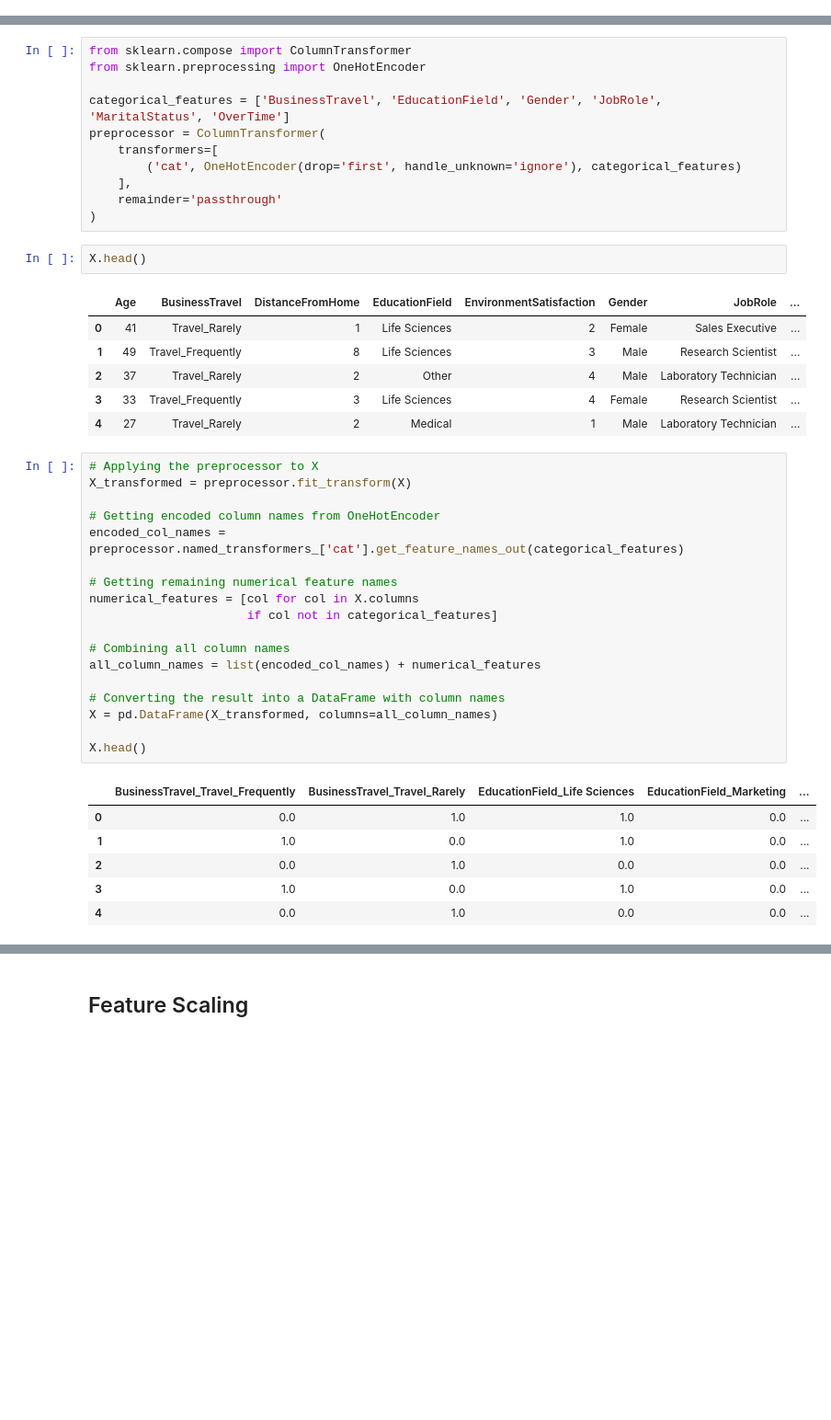
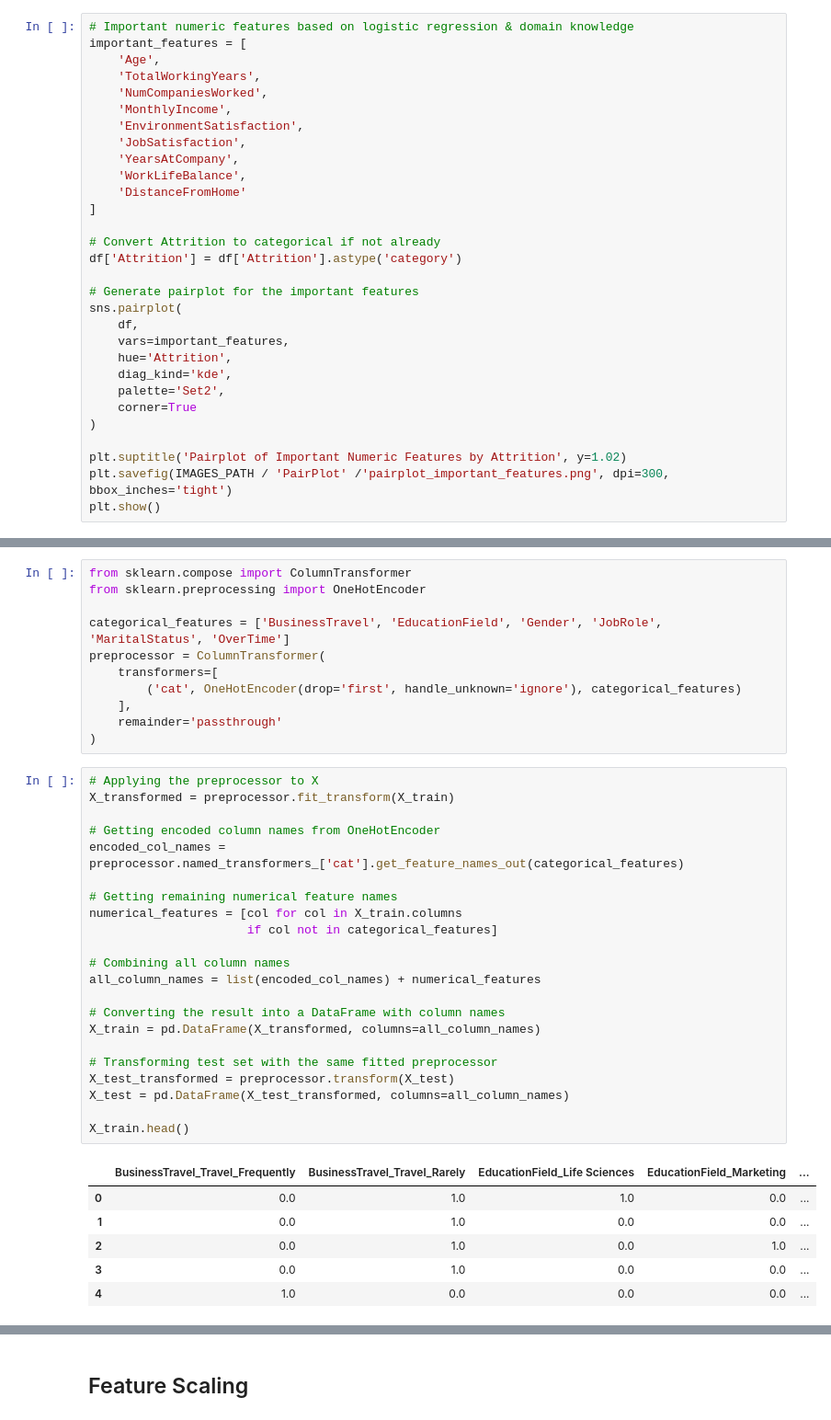
Before and after one commit to iam-ajmunna/Predicting-Employee-Attrition-A-Machine-Learning-Approach-to-Workforce-Retention, a Jupyter notebook: Notebook/Predicting Employee Attrition.ipynb, the cells around one changed output, grey strips where cells are left out. Shown at 92% size. Drawn from its saved outputs; the diff is of its cells as text; blank space fills up the shorter version.

```diff
--- a/Notebook/Predicting Employee Attrition.ipynb
+++ b/Notebook/Predicting Employee Attrition.ipynb
@@ -49,0 +95,30 @@ Improve your data and profiling with ydata-sdk, featuring data quality scoring,
+# %%
+# Important numeric features based on logistic regression & domain knowledge
+important_features = [
+    'Age',
+    'TotalWorkingYears',
+    'NumCompaniesWorked',
+    'MonthlyIncome',
+    'EnvironmentSatisfaction',
+    'JobSatisfaction',
+    'YearsAtCompany',
+    'WorkLifeBalance',
+    'DistanceFromHome'
+]
+
+# Convert Attrition to categorical if not already
+df['Attrition'] = df['Attrition'].astype('category')
+
+# Generate pairplot for the important features
+sns.pairplot(
+    df,
+    vars=important_features,
+    hue='Attrition',
+    diag_kind='kde',
+    palette='Set2',
+    corner=True
+)
+
+plt.suptitle('Pairplot of Important Numeric Features by Attrition', y=1.02)
+plt.savefig(IMAGES_PATH / 'PairPlot' /'pairplot_important_features.png', dpi=300, bbox_inches='tight')
+plt.show()
@@ -86,38 +192,33 @@ preprocessor = ColumnTransformer(
     ],
     remainder='passthrough'
 )
-# %%
-X.head()
-# %% [output]
-|  | Age | BusinessTravel | DistanceFromHome | EducationField | EnvironmentSatisfaction | Gender | JobRole | ... |
-| 0 | 41 | Travel_Rarely | 1 | Life Sciences | 2 | Female | Sales Executive | ... |
-| 1 | 49 | Travel_Frequently | 8 | Life Sciences | 3 | Male | Research Scientist | ... |
-| 2 | 37 | Travel_Rarely | 2 | Other | 4 | Male | Laboratory Technician | ... |
-| 3 | 33 | Travel_Frequently | 3 | Life Sciences | 4 | Female | Research Scientist | ... |
-| 4 | 27 | Travel_Rarely | 2 | Medical | 1 | Male | Laboratory Technician | ... |
 # %%
 # Applying the preprocessor to X
-X_transformed = preprocessor.fit_transform(X)
+X_transformed = preprocessor.fit_transform(X_train)
 
 # Getting encoded column names from OneHotEncoder
 encoded_col_names = preprocessor.named_transformers_['cat'].get_feature_names_out(categorical_features)
 
 # Getting remaining numerical feature names
-numerical_features = [col for col in X.columns
+numerical_features = [col for col in X_train.columns
                       if col not in categorical_features]
 
 # Combining all column names
 all_column_names = list(encoded_col_names) + numerical_features
 
 # Converting the result into a DataFrame with column names
-X = pd.DataFrame(X_transformed, columns=all_column_names)
+X_train = pd.DataFrame(X_transformed, columns=all_column_names)
 
-X.head()
+# Transforming test set with the same fitted preprocessor
+X_test_transformed = preprocessor.transform(X_test)
+X_test = pd.DataFrame(X_test_transformed, columns=all_column_names)
+
+X_train.head()
 # %% [output]
 |  | BusinessTravel_Travel_Frequently | BusinessTravel_Travel_Rarely | EducationField_Life Sciences | EducationField_Marketing | ... |
 | 0 | 0.0 | 1.0 | 1.0 | 0.0 | ... |
-| 1 | 1.0 | 0.0 | 1.0 | 0.0 | ... |
-| 2 | 0.0 | 1.0 | 0.0 | 0.0 | ... |
-| 3 | 1.0 | 0.0 | 1.0 | 0.0 | ... |
-| 4 | 0.0 | 1.0 | 0.0 | 0.0 | ... |
+| 1 | 0.0 | 1.0 | 0.0 | 0.0 | ... |
+| 2 | 0.0 | 1.0 | 0.0 | 1.0 | ... |
+| 3 | 0.0 | 1.0 | 0.0 | 0.0 | ... |
+| 4 | 1.0 | 0.0 | 0.0 | 0.0 | ... |
 5 rows × 29 columns
```
Also changed, not shown: parts of 46 cells of this notebook, 16 other files.
